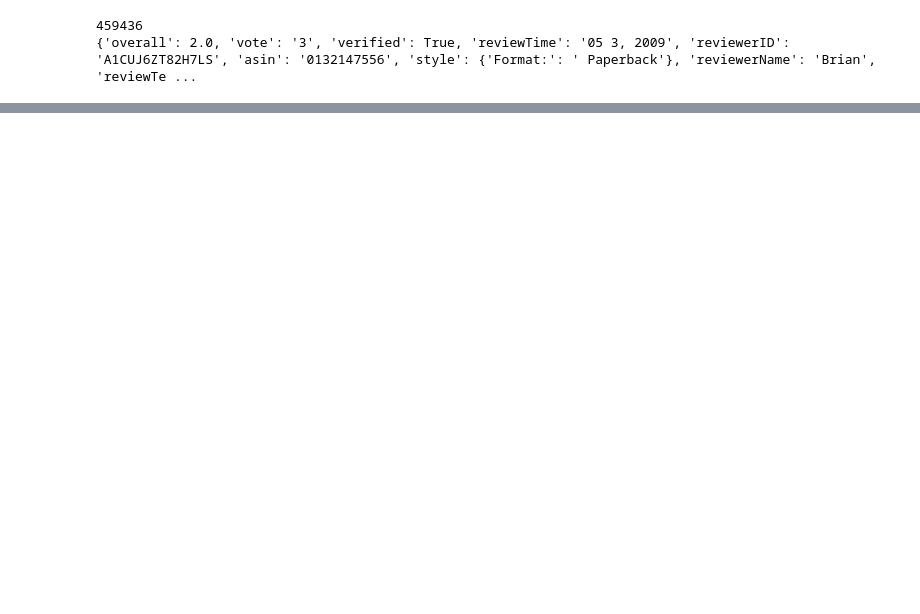
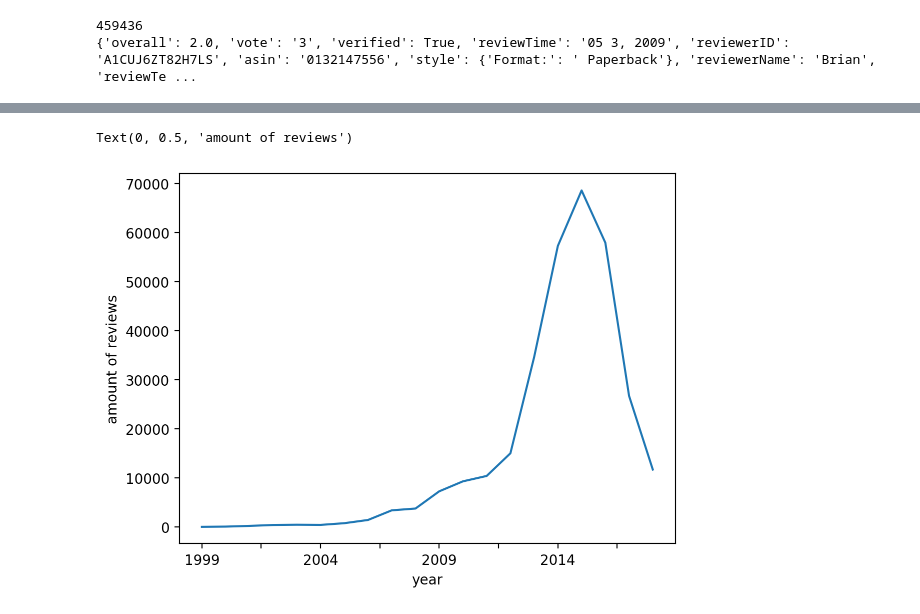
Before and after one commit to yinshinLi/CSE158_Assignment2, a Jupyter notebook: graphs.ipynb, the cells around one changed output, grey strips where cells are left out. Cells and saved outputs as stored; diff of their text form; code cells hidden in the pictures; blank space fills up the shorter version.

```diff
--- a/graphs.ipynb
+++ b/graphs.ipynb
@@ -69,0 +86,10 @@ df_review.groupby(pd.to_datetime(df_review['Date']), sort=False)['Rep'].size().p
+# %%
+#The amount of reviews over a set amount of years 1998 - 2018
+
+fig, main_ax = plt.subplots()
+s.plot()
+main_ax.set_xlabel('year')
+main_ax.set_ylabel('amount of reviews')
+# %% [output]
+Text(0, 0.5, 'amount of reviews')
+[figure, added]
```
Also changed, not shown: parts of 8 cells of this notebook.
